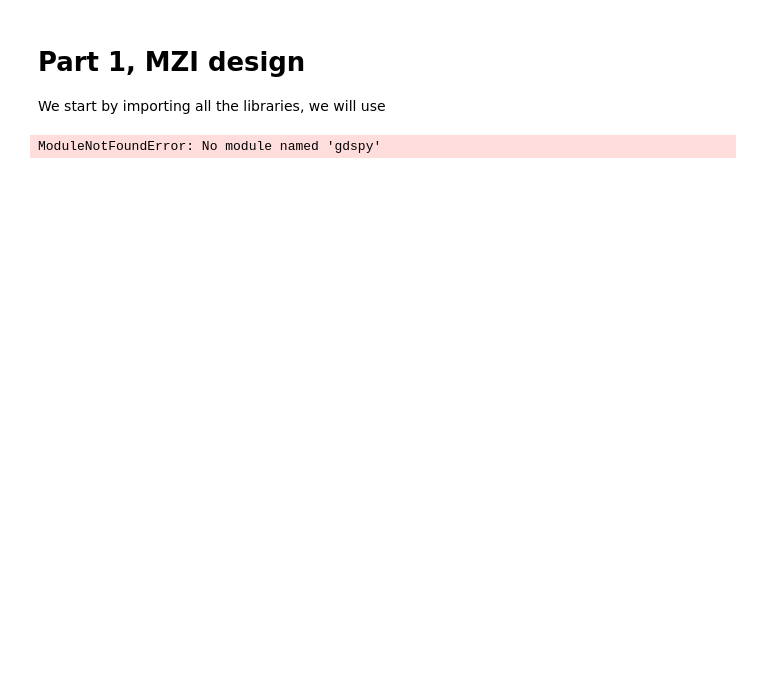
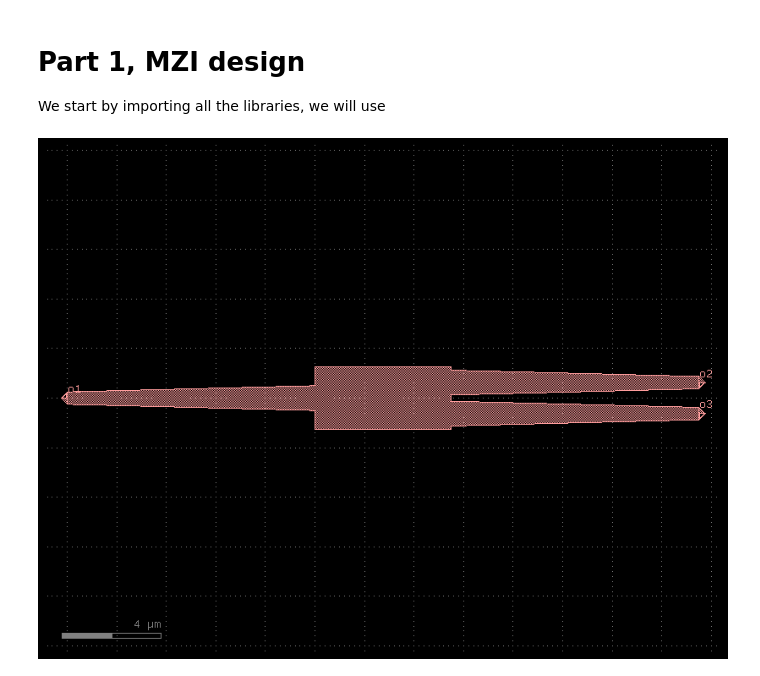
Before and after one commit to Juanes2001/GDS_py_TDY_venv, a Jupyter notebook: Hom3/Part1_MZI.ipynb, the cells around one changed output. Cells and saved outputs as stored; diff of their text form; code cells hidden in the pictures; blank space fills up the shorter version.

```diff
--- a/Hom3/Part1_MZI.ipynb
+++ b/Hom3/Part1_MZI.ipynb
@@ -3,5 +3,15 @@
 
 We start by importing all the libraries, we will use
 # %%
+import numpy as np
+import gdsfactory as gf
+from kfactory import port
+
+gf.gpdk.PDK.activate()
-# %% [output]
-ModuleNotFoundError: No module named 'gdspy'
+# %%
+c = gf.components.mmi1x2(width_taper=1, length_taper=10, length_mmi=5.5, width_mmi=2.5, gap_mmi=0.25, cross_section='strip').copy()
+c.draw_ports()
+c.plot()
+c.show()
+# %% [output]
+[figure, added]
```
Also changed, not shown: parts of 2 cells of this notebook.
